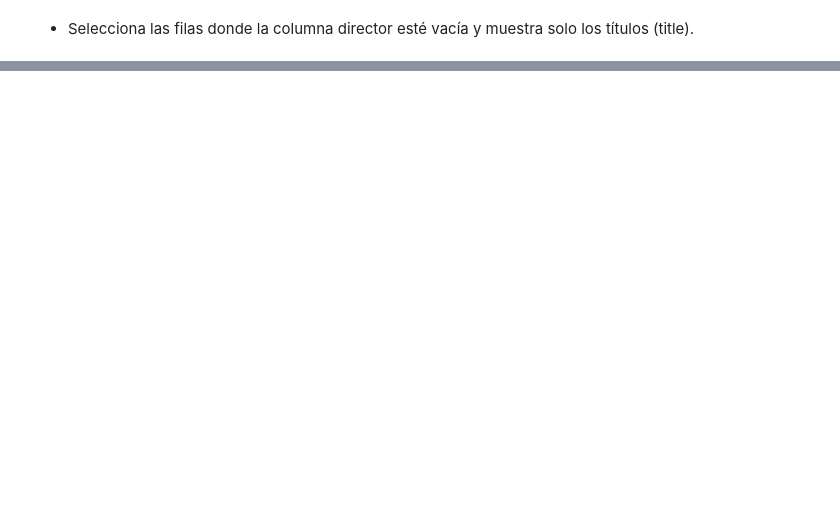
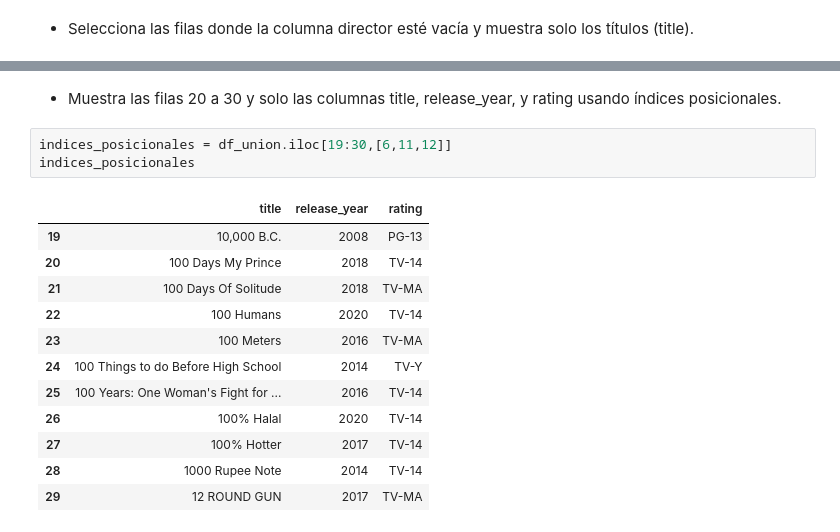
Before and after one commit to Gonzalo8julian/PANDAS_NETFLIX, a Jupyter notebook: DATOS/laboratorio-modulo2-leccion02-eda-union.ipynb, the cells around one changed output, grey strips where cells are left out. Cells and saved outputs as stored; diff of their text form; blank space fills up the shorter version.

```diff
--- a/DATOS/laboratorio-modulo2-leccion02-eda-union.ipynb
+++ b/DATOS/laboratorio-modulo2-leccion02-eda-union.ipynb
@@ -871,0 +973,18 @@ pd.DataFrame(director_vacio).head(10)
+# %% [markdown]
+- Muestra las filas 20 a 30 y solo las columnas title, release_year, y rating usando índices posicionales.
+# %%
+indices_posicionales = df_union.iloc[19:30,[6,11,12]]
+indices_posicionales
+# %% [output]
+|  | title | release_year | rating |
+| 19 | 10,000 B.C. | 2008 | PG-13 |
+| 20 | 100 Days My Prince | 2018 | TV-14 |
+| 21 | 100 Days Of Solitude | 2018 | TV-MA |
+| 22 | 100 Humans | 2020 | TV-14 |
+| 23 | 100 Meters | 2016 | TV-MA |
+| 24 | 100 Things to do Before High School | 2014 | TV-Y |
+| 25 | 100 Years: One Woman's Fight for ... | 2016 | TV-14 |
+| 26 | 100% Halal | 2020 | TV-14 |
+| 27 | 100% Hotter | 2017 | TV-14 |
+| 28 | 1000 Rupee Note | 2014 | TV-14 |
+| 29 | 12 ROUND GUN | 2017 | TV-MA |
```
Also changed, not shown: parts of 24 cells of this notebook, 1 other file.
